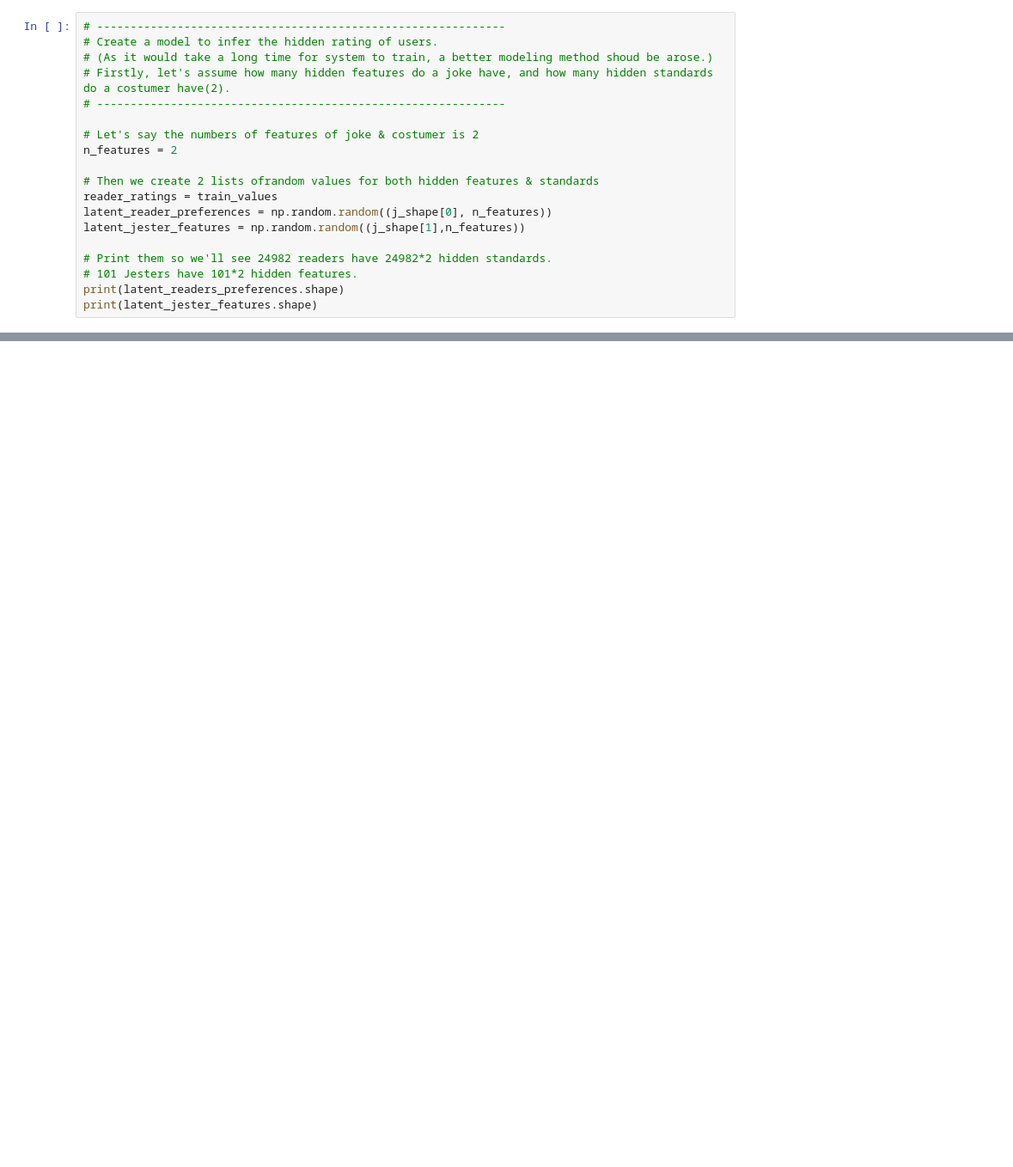
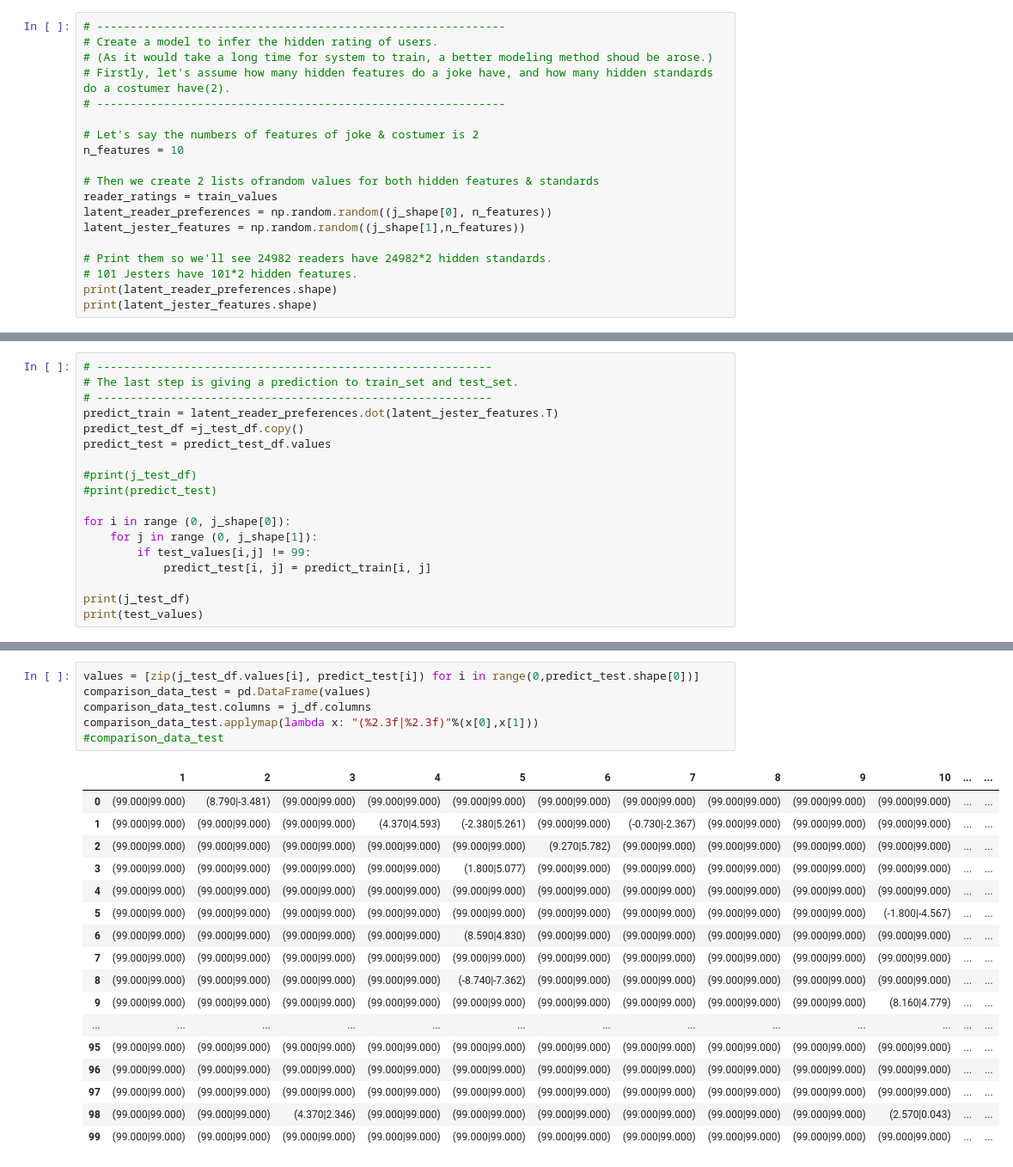
Before and after one commit to AnUnhappayCatCaptain/ce888labs, a Jupyter notebook: lab4/Untitled.ipynb, the cells around one changed output, grey strips where cells are left out. Shown at 86% size. Drawn from its saved outputs; the diff is of its cells as text; blank space fills up the shorter version.

```diff
--- a/lab4/Untitled.ipynb
+++ b/lab4/Untitled.ipynb
@@ -77,7 +83,7 @@ print(j_test_df)
 # -------------------------------------------------------------
 
 # Let's say the numbers of features of joke & costumer is 2
-n_features = 2
+n_features = 10
 
 # Then we create 2 lists ofrandom values for both hidden features & standards
 reader_ratings = train_values
@@ -86,6 +92,6 @@ latent_jester_features = np.random.random((j_shape[1],n_features))
 
 # Print them so we'll see 24982 readers have 24982*2 hidden standards.
 # 101 Jesters have 101*2 hidden features.
-print(latent_readers_preferences.shape)
+print(latent_reader_preferences.shape)
 print(latent_jester_features.shape)
 # %% [output]
@@ -181,0 +207,18 @@ KeyboardInterrupt:
+# %%
+# -----------------------------------------------------------
+# The last step is giving a prediction to train_set and test_set.
+# -----------------------------------------------------------
+predict_train = latent_reader_preferences.dot(latent_jester_features.T)
+predict_test_df =j_test_df.copy()
+predict_test = predict_test_df.values
+
+#print(j_test_df)
+#print(predict_test)
+
+for i in range (0, j_shape[0]):
+    for j in range (0, j_shape[1]):
+        if test_values[i,j] != 99:
+            predict_test[i, j] = predict_train[i, j]
+
+print(j_test_df)
+print(test_values)
@@ -181,0 +243,24 @@ KeyboardInterrupt:
+# %%
+values = [zip(j_test_df.values[i], predict_test[i]) for i in range(0,predict_test.shape[0])]
+comparison_data_test = pd.DataFrame(values)
+comparison_data_test.columns = j_df.columns
+comparison_data_test.applymap(lambda x: "(%2.3f|%2.3f)"%(x[0],x[1]))
+#comparison_data_test
+# %% [output]
+|  | 1 | 2 | 3 | 4 | 5 | 6 | 7 | 8 | 9 | 10 | ... | ... |
+| 0 | (99.000|99.000) | (8.790|-3.481) | (99.000|99.000) | (99.000|99.000) | (99.000|99.000) | (99.000|99.000) | (99.000|99.000) | (99.000|99.000) | (99.000|99.000) | (99.000|99.000) | ... | ... |
+| 1 | (99.000|99.000) | (99.000|99.000) | (99.000|99.000) | (4.370|4.593) | (-2.380|5.261) | (99.000|99.000) | (-0.730|-2.367) | (99.000|99.000) | (99.000|99.000) | (99.000|99.000) | ... | ... |
+| 2 | (99.000|99.000) | (99.000|99.000) | (99.000|99.000) | (99.000|99.000) | (99.000|99.000) | (9.270|5.782) | (99.000|99.000) | (99.000|99.000) | (99.000|99.000) | (99.000|99.000) | ... | ... |
+| 3 | (99.000|99.000) | (99.000|99.000) | (99.000|99.000) | (99.000|99.000) | (1.800|5.077) | (99.000|99.000) | (99.000|99.000) | (99.000|99.000) | (99.000|99.000) | (99.000|99.000) | ... | ... |
+| 4 | (99.000|99.000) | (99.000|99.000) | (99.000|99.000) | (99.000|99.000) | (99.000|99.000) | (99.000|99.000) | (99.000|99.000) | (99.000|99.000) | (99.000|99.000) | (99.000|99.000) | ... | ... |
+| 5 | (99.000|99.000) | (99.000|99.000) | (99.000|99.000) | (99.000|99.000) | (99.000|99.000) | (99.000|99.000) | (99.000|99.000) | (99.000|99.000) | (99.000|99.000) | (-1.800|-4.567) | ... | ... |
+| 6 | (99.000|99.000) | (99.000|99.000) | (99.000|99.000) | (99.000|99.000) | (8.590|4.830) | (99.000|99.000) | (99.000|99.000) | (99.000|99.000) | (99.000|99.000) | (99.000|99.000) | ... | ... |
+| 7 | (99.000|99.000) | (99.000|99.000) | (99.000|99.000) | (99.000|99.000) | (99.000|99.000) | (99.000|99.000) | (99.000|99.000) | (99.000|99.000) | (99.000|99.000) | (99.000|99.000) | ... | ... |
+| 8 | (99.000|99.000) | (99.000|99.000) | (99.000|99.000) | (99.000|99.000) | (-8.740|-7.362) | (99.000|99.000) | (99.000|99.000) | (99.000|99.000) | (99.000|99.000) | (99.000|99.000) | ... | ... |
+| 9 | (99.000|99.000) | (99.000|99.000) | (99.000|99.000) | (99.000|99.000) | (99.000|99.000) | (99.000|99.000) | (99.000|99.000) | (99.000|99.000) | (99.000|99.000) | (8.160|4.779) | ... | ... |
+| ... | ... | ... | ... | ... | ... | ... | ... | ... | ... | ... | ... | ... |
+| 95 | (99.000|99.000) | (99.000|99.000) | (99.000|99.000) | (99.000|99.000) | (99.000|99.000) | (99.000|99.000) | (99.000|99.000) | (99.000|99.000) | (99.000|99.000) | (99.000|99.000) | ... | ... |
+| 96 | (99.000|99.000) | (99.000|99.000) | (99.000|99.000) | (99.000|99.000) | (99.000|99.000) | (99.000|99.000) | (99.000|99.000) | (99.000|99.000) | (99.000|99.000) | (99.000|99.000) | ... | ... |
+| 97 | (99.000|99.000) | (99.000|99.000) | (99.000|99.000) | (99.000|99.000) | (99.000|99.000) | (99.000|99.000) | (99.000|99.000) | (99.000|99.000) | (99.000|99.000) | (99.000|99.000) | ... | ... |
+| 98 | (99.000|99.000) | (99.000|99.000) | (4.370|2.346) | (99.000|99.000) | (99.000|99.000) | (99.000|99.000) | (99.000|99.000) | (99.000|99.000) | (99.000|99.000) | (2.570|0.043) | ... | ... |
+| 99 | (99.000|99.000) | (99.000|99.000) | (99.000|99.000) | (99.000|99.000) | (99.000|99.000) | (99.000|99.000) | (99.000|99.000) | (99.000|99.000) | (99.000|99.000) | (99.000|99.000) | ... | ... |
```
Also changed, not shown: parts of 10 cells of this notebook, 1 other file.
